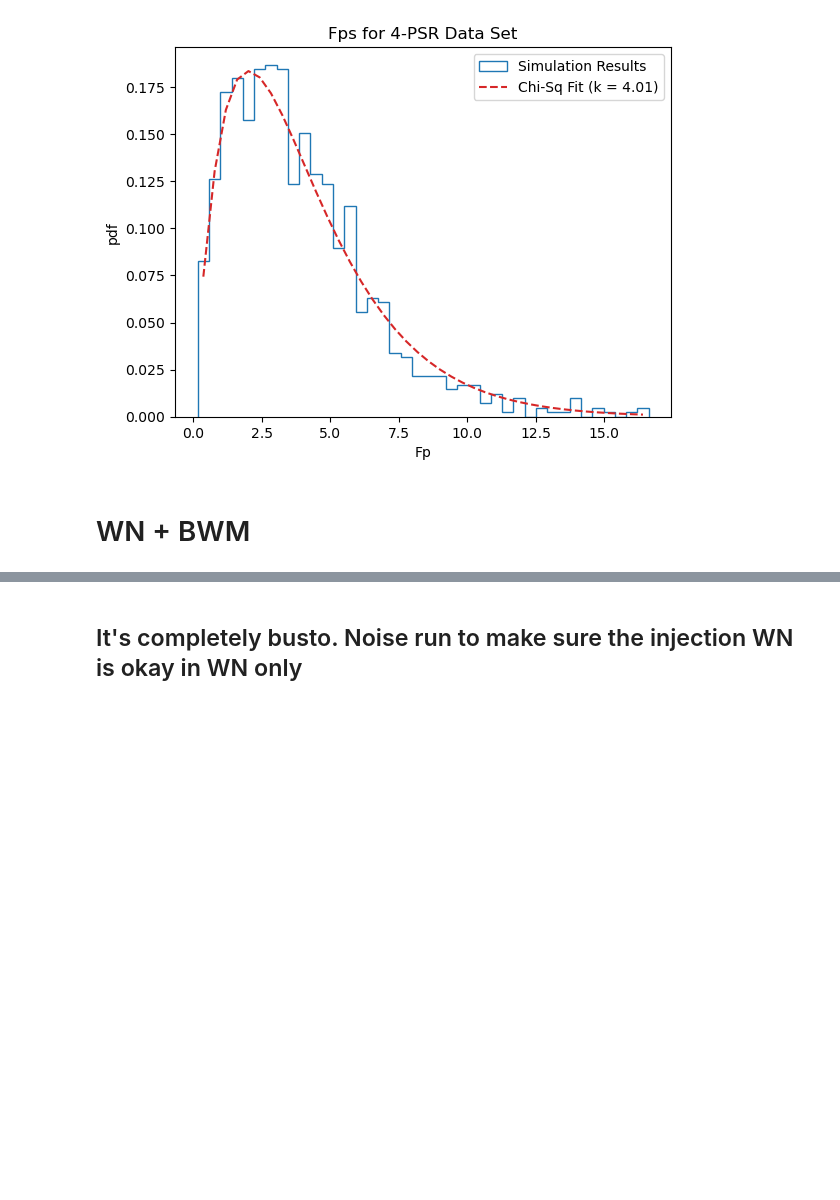
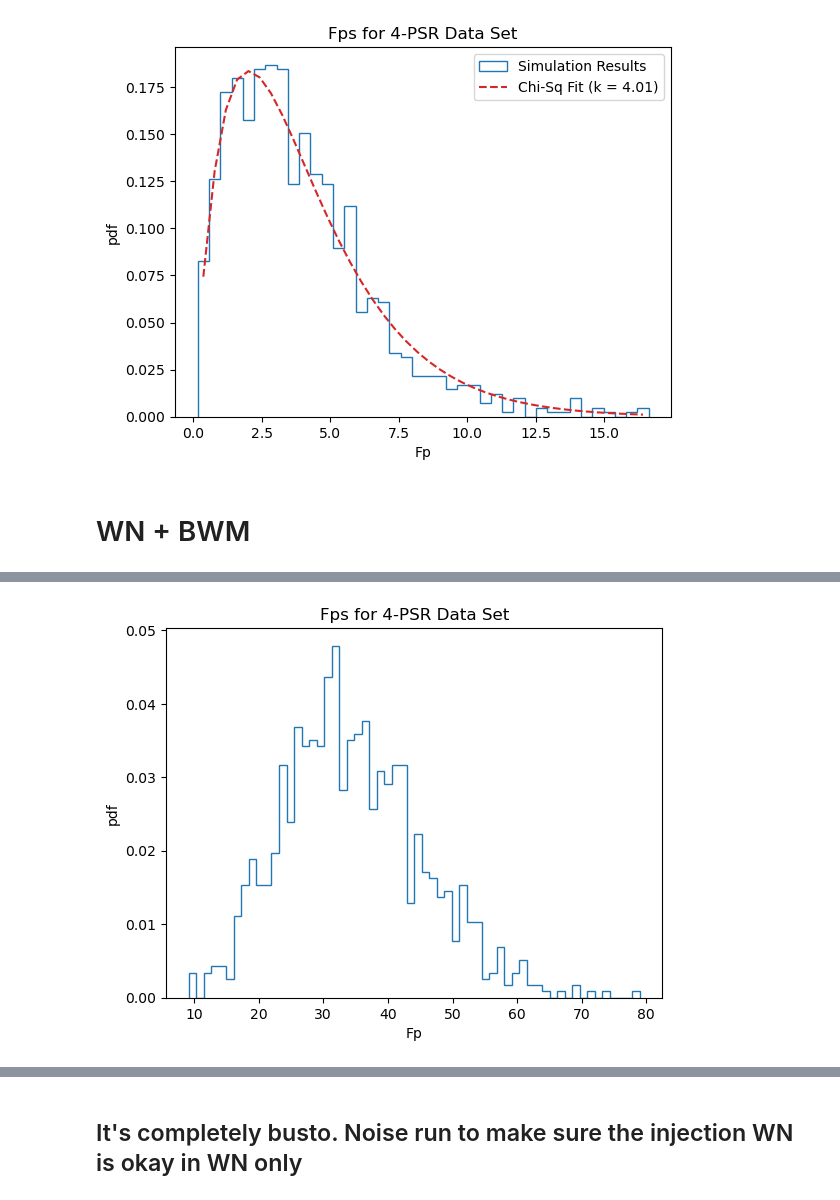
Before and after one commit to jerry-sun1/bwm_fpfe, a Jupyter notebook: modified_fpstat.ipynb, the cells around one changed output, grey strips where cells are left out. Drawn from its saved outputs; the diff is of its cells as text; code cells hidden in the pictures; blank space fills up the shorter version.

```diff
--- a/modified_fpstat.ipynb
+++ b/modified_fpstat.ipynb
@@ -464,9 +552,11 @@ wn_bwm_fps_path = '/home/nima/nanograv/bwm_fpfe/ptrsim_datasets/WN_bwm_idealized
 fps = np.loadtxt(wn_bwm_fps_path)
 twofps = 2*fps
 # %%
-n, bins, patches = plt.hist(twofps, bins=40, histtype='step', density=True)
+n, bins, patches = plt.hist(twofps, bins=60, histtype='step', density=True)
 plt.title("Fps for 4-PSR Data Set")
 plt.xlabel("Fp")
 plt.ylabel("pdf")
 midpts = [(bins[i] + bins[i+1])/2 for i in range(len(bins)-1)]
 counts = n
+# %% [output]
+[figure, added]
```
Also changed, not shown: parts of 33 cells of this notebook.
